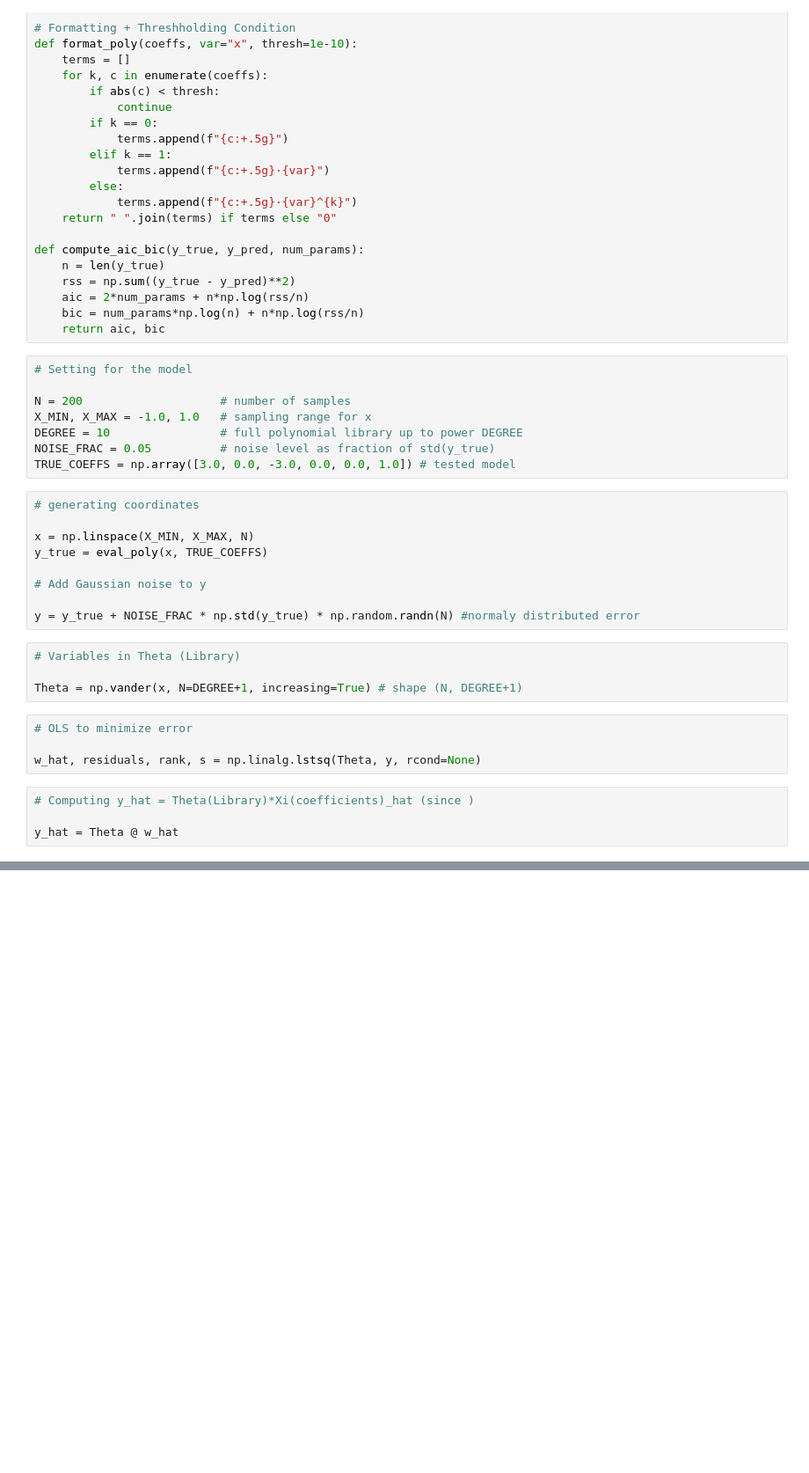
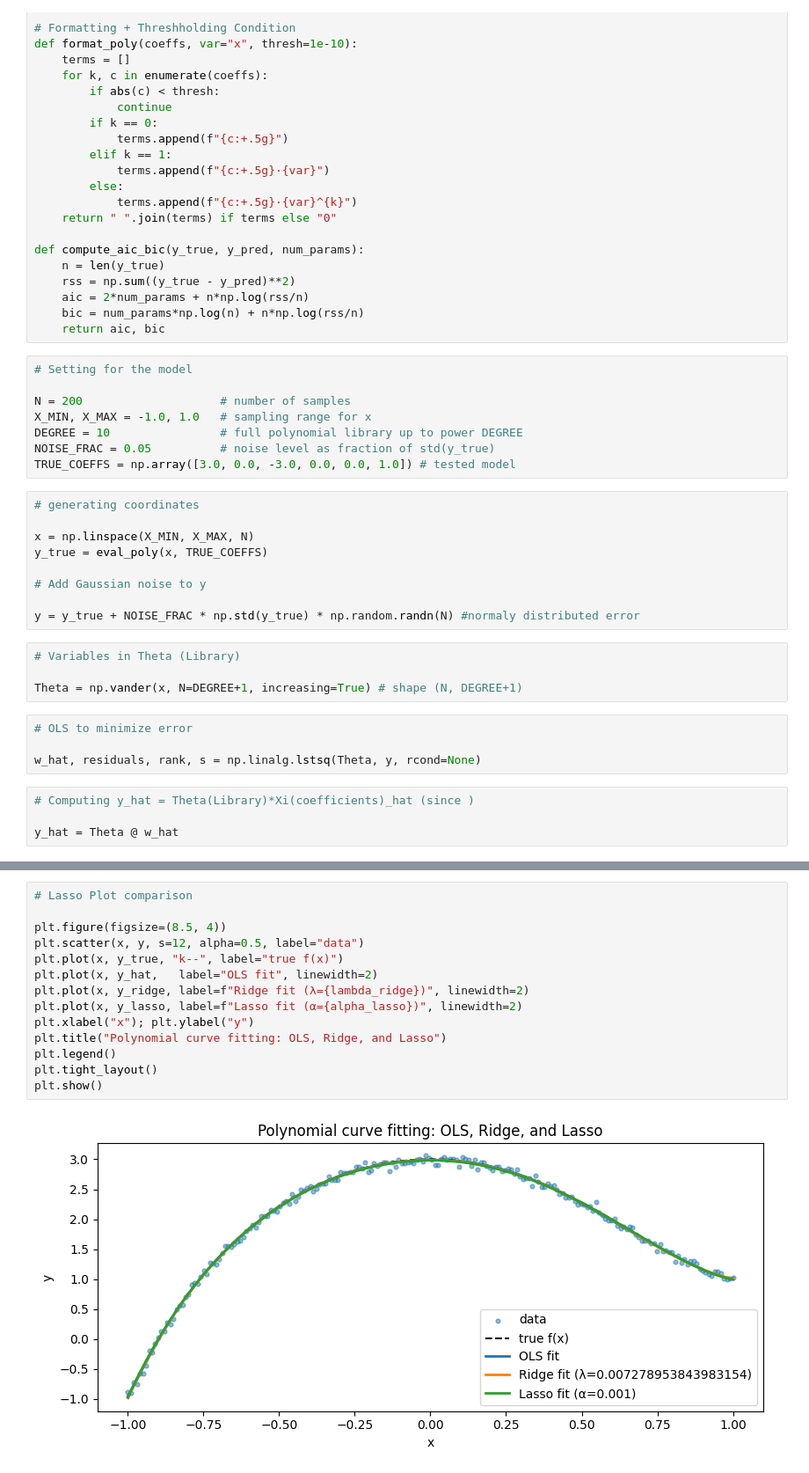
Before and after one commit to brianhjh/Bayesian-SINDy, a Jupyter notebook: notebooks/Simple_SINDy.ipynb, the cells around one changed output, grey strips where cells are left out. Shown at 88% size. Cells and saved outputs as stored; diff of their text form; blank space fills up the shorter version.

```diff
--- a/notebooks/Simple_SINDy.ipynb
+++ b/notebooks/Simple_SINDy.ipynb
@@ -135,3 +152,19 @@ plt.show()
+# %%
+# Lasso Plot comparison
+
+plt.figure(figsize=(8.5, 4))
+plt.scatter(x, y, s=12, alpha=0.5, label="data")
+plt.plot(x, y_true, "k--", label="true f(x)")
+plt.plot(x, y_hat,   label="OLS fit", linewidth=2)
+plt.plot(x, y_ridge, label=f"Ridge fit (λ={lambda_ridge})", linewidth=2)
+plt.plot(x, y_lasso, label=f"Lasso fit (α={alpha_lasso})", linewidth=2)
+plt.xlabel("x"); plt.ylabel("y")
+plt.title("Polynomial curve fitting: OLS, Ridge, and Lasso")
+plt.legend()
+plt.tight_layout()
+plt.show()
+# %% [output]
+[figure, added]
 # %%
 # Error comparison
 
```
Also changed, not shown: parts of 7 cells of this notebook.
